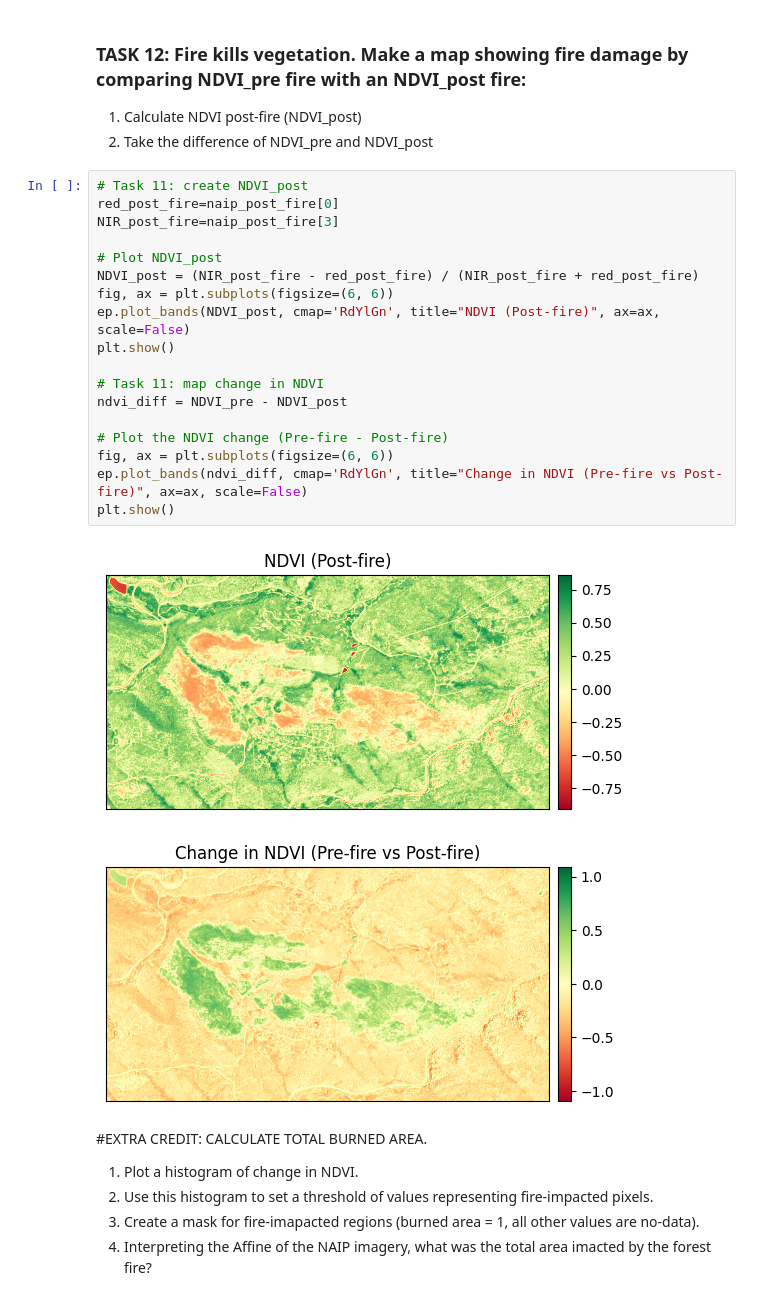
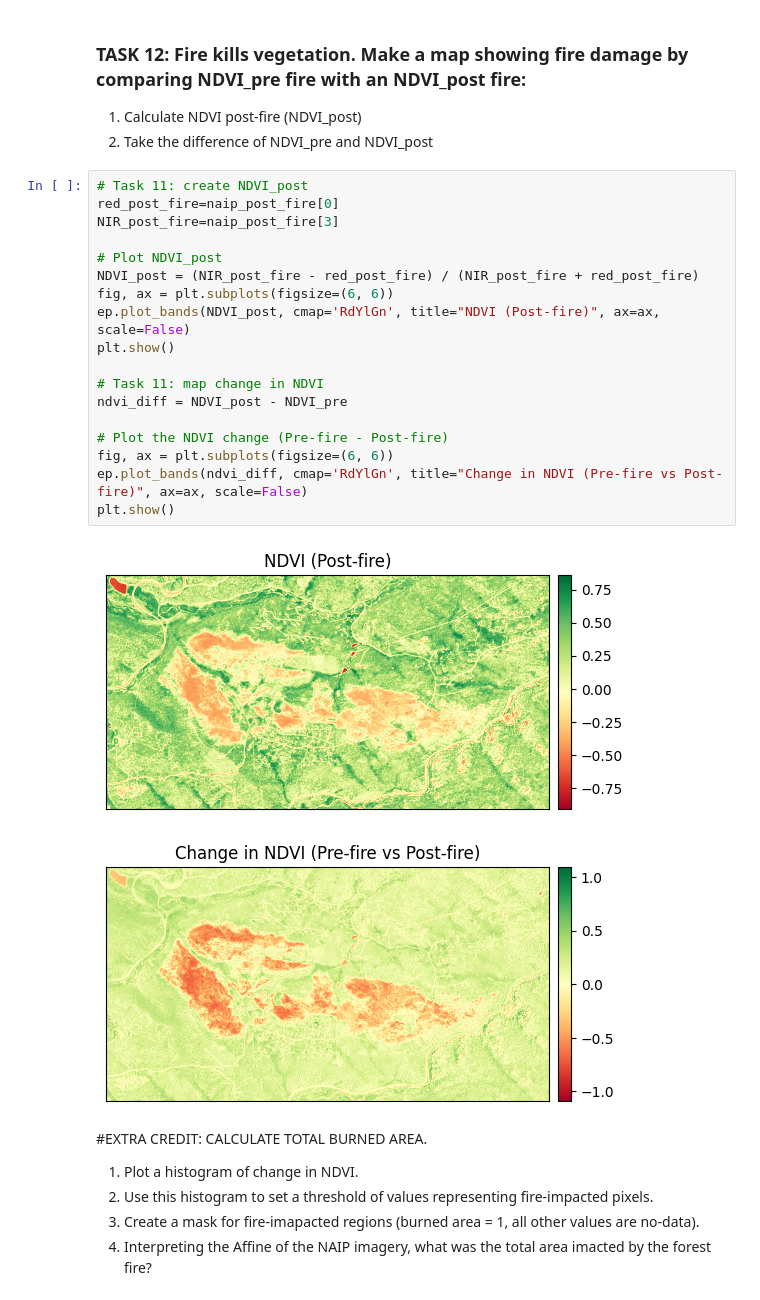
Before and after one commit to LizCarter492/EnvDatSci, a Jupyter notebook: CodeSprints/RasterData101.ipynb, the cells around one changed output. Cells and saved outputs as stored; diff of their text form.

```diff
--- a/CodeSprints/RasterData101.ipynb
+++ b/CodeSprints/RasterData101.ipynb
@@ -633,24 +633,24 @@ plt.show()
 # %%
 # Task 11: create NDVI_post
 red_post_fire=naip_post_fire[0]
 NIR_post_fire=naip_post_fire[3]
 
 # Plot NDVI_post
 NDVI_post = (NIR_post_fire - red_post_fire) / (NIR_post_fire + red_post_fire)
 fig, ax = plt.subplots(figsize=(6, 6))
 ep.plot_bands(NDVI_post, cmap='RdYlGn', title="NDVI (Post-fire)", ax=ax, scale=False)
 plt.show()
 
 # Task 11: map change in NDVI
-ndvi_diff = NDVI_pre - NDVI_post
+ndvi_diff = NDVI_post - NDVI_pre
 
 # Plot the NDVI change (Pre-fire - Post-fire)
 fig, ax = plt.subplots(figsize=(6, 6))
 ep.plot_bands(ndvi_diff, cmap='RdYlGn', title="Change in NDVI (Pre-fire vs Post-fire)", ax=ax, scale=False)
 plt.show()
 # %% [output]
 [figure]
-[figure, old version]
+[figure, new version]
 # %% [markdown]
 #EXTRA CREDIT: CALCULATE TOTAL BURNED AREA.
 1. Plot a histogram of change in NDVI.
```
Also changed, not shown: parts of 5 cells of this notebook.
